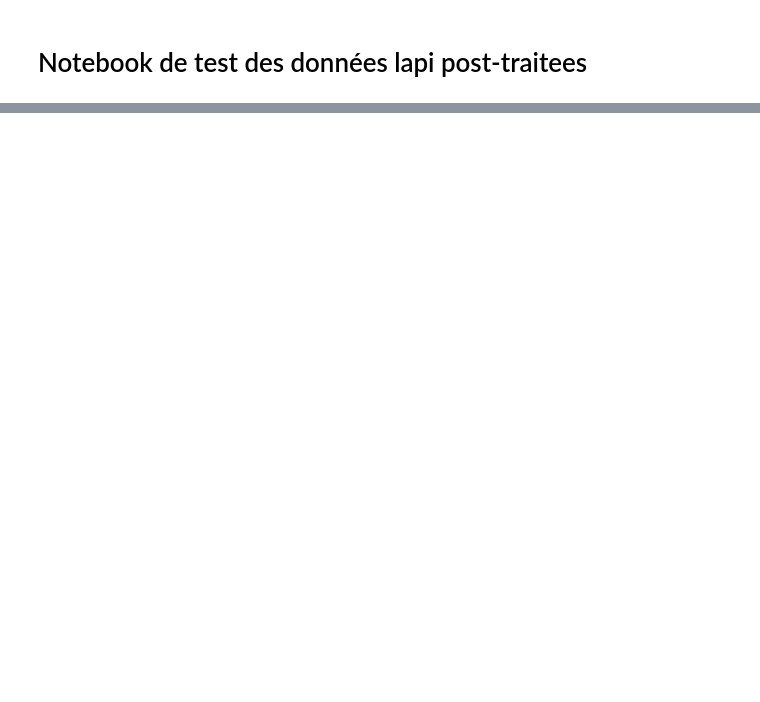
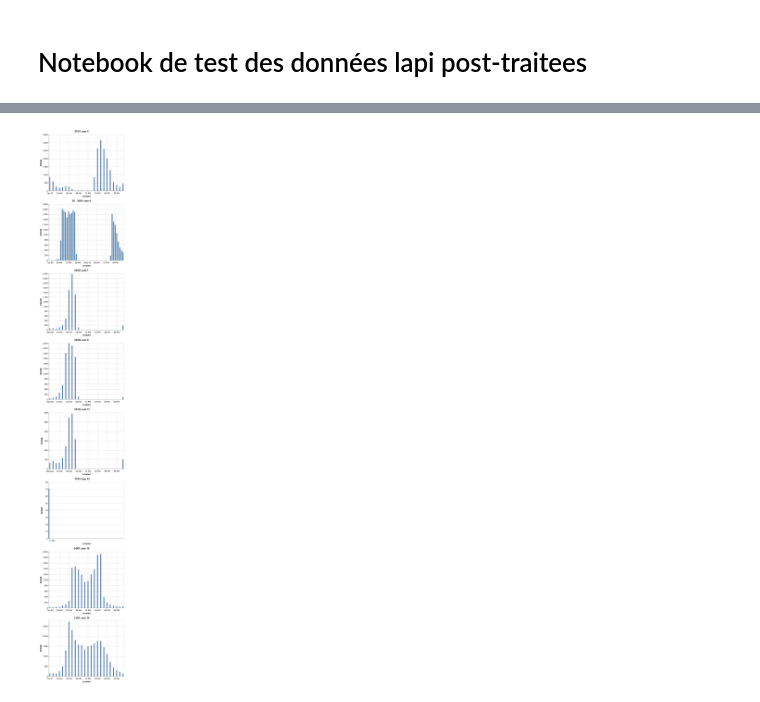
Before and after one commit to nantodevison/lapi, a Jupyter notebook: Carto_Lapi/Analyse/Donnees_postraitees.ipynb, the cells around one changed output, grey strips where cells are left out. Cells and saved outputs as stored; diff of their text form; code cells hidden in the pictures; blank space fills up the shorter version.

```diff
--- a/Carto_Lapi/Analyse/Donnees_postraitees.ipynb
+++ b/Carto_Lapi/Analyse/Donnees_postraitees.ipynb
@@ -26,0 +49,38 @@ NameError: name 'requete' is not defined
+# %%
+alt.VConcatChart(vconcat=([
+alt.Chart(df_passages.loc[(df_passages['created'].between('2019-01-27 00:00:00', '2019-01-27 23:59:59')) &
+                 (df_passages['camera_id']==4)].set_index('created').resample('H').count().reset_index(),title='27/01 cam 4').mark_bar().encode(
+                   x='created',
+                    y='immat' ),
+alt.Chart(df_passages.loc[(df_passages['created'].between('2019-01-29 00:00:00', '2019-01-30 23:59:59')) &
+                 (df_passages['camera_id']==6)].set_index('created').resample('H').count().reset_index(), title='29 - 30/01 cam 6').mark_bar().encode(
+                   x='created',
+                    y='immat' ),
+alt.Chart(df_passages.loc[(df_passages['created'].between('2019-02-06 00:00:00', '2019-02-06 23:59:59')) &
+                 (df_passages['camera_id']==7)].set_index('created').resample('H').count().reset_index(),title='06/02 cam 7').mark_bar().encode(
+                   x='created',
+                    y='immat' ) ,
+alt.Chart(df_passages.loc[(df_passages['created'].between('2019-02-06 00:00:00', '2019-02-06 23:59:59')) &
+                 (df_passages['camera_id']==8)].set_index('created').resample('H').count().reset_index(),title='06/02 cam 8').mark_bar().encode(
+                   x='created',
+                    y='immat' ),
+alt.Chart(df_passages.loc[(df_passages['created'].between('2019-02-01 00:00:00', '2019-02-01 23:59:59')) &
+                 (df_passages['camera_id']==11)].set_index('created').resample('H').count().reset_index(),title='01/02 cam 11').mark_bar().encode(
+                   x='created',
+                    y='immat' ),
+alt.Chart(df_passages.loc[(df_passages['created'].between('2019-01-31 00:00:00', '2019-01-31 23:59:59')) &
+                 (df_passages['camera_id']==15)].set_index('created').resample('H').count().reset_index(),title='31/01 cam 15').mark_bar().encode(
+                   x='created',
+                    y='immat' ),
+alt.Chart(df_passages.loc[(df_passages['created'].between('2019-01-24 00:00:00', '2019-01-24 23:59:59')) &
+                 (df_passages['camera_id']==19)].set_index('created').resample('H').count().reset_index(),title='24/01 cam 19').mark_bar().encode(
+                   x='created',
+                    y='immat' ),
+alt.Chart(df_passages.loc[(df_passages['created'].between('2019-01-31 00:00:00', '2019-01-31 23:59:59')) &
+                 (df_passages['camera_id']==19)].set_index('created').resample('H').count().reset_index(),title='31/01 cam 19').mark_bar().encode(
+                   x='created',
+                    y='immat' )
+
+                          ]))
+# %% [output]
+[figure, added]
```
Also changed, not shown: parts of 9 cells of this notebook, 2 other files.
